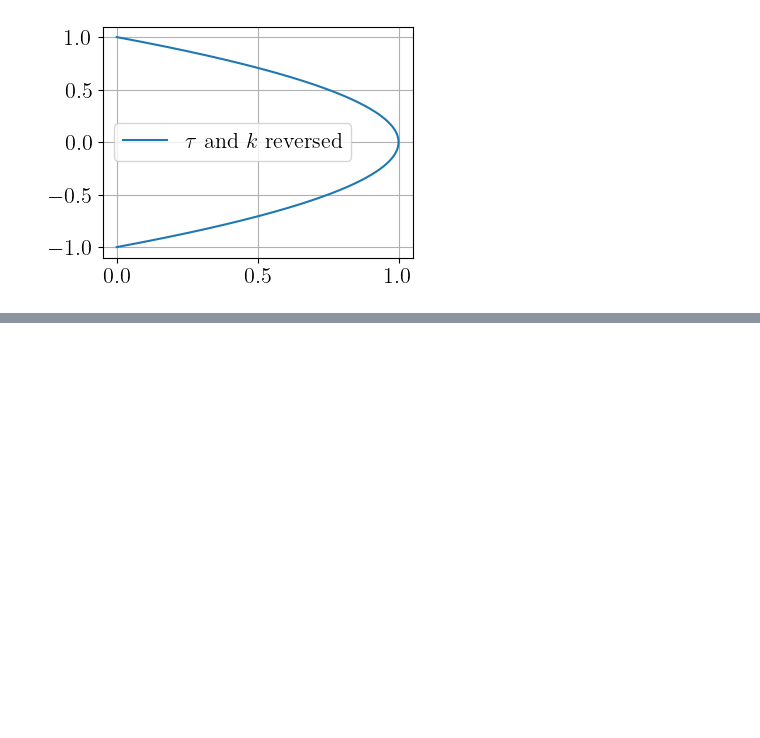
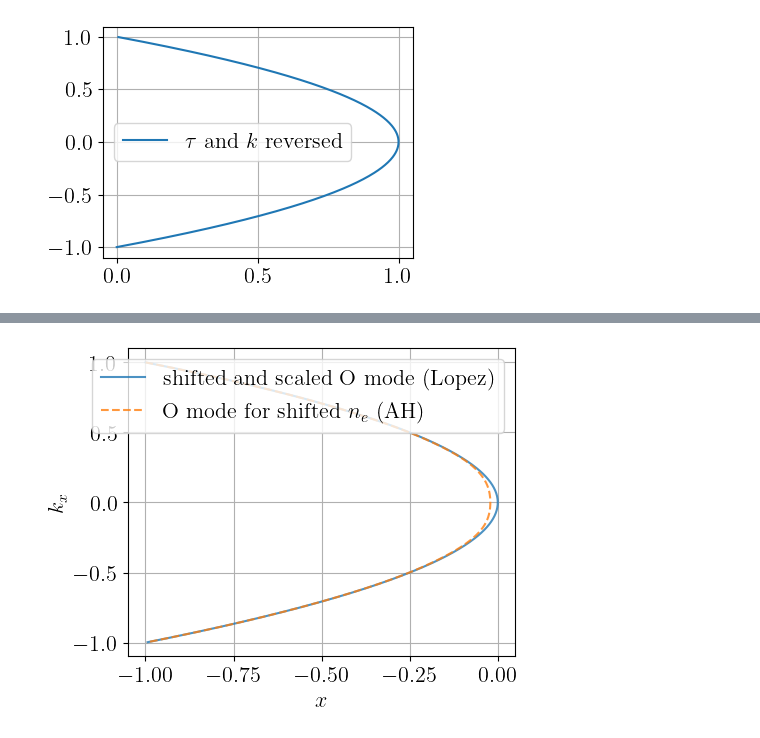
Before and after one commit to runehoejlund/plasma-ray-tracer, a Jupyter notebook: MGO/mgo_tracer.ipynb, the cells around one changed output, grey strips where cells are left out. Saved outputs shown, nothing was run; the diff lists cells and outputs as text; code cells hidden in the pictures; blank space fills up the shorter version.

```diff
--- a/MGO/mgo_tracer.ipynb
+++ b/MGO/mgo_tracer.ipynb
@@ -521,0 +582,31 @@ plt.show()
+# %%
+@torch_func
+def D_O_Lopez(r: ('vector'), k: ('vector'), omega: ('scalar')):
+    x, y, z = r
+    return - x - inner_product(k, k)
+
+def trace_O_ray_Lopez(r0, k0, omega0, tmin, tmax, rtol=1e-3, r_min=np.array([-1, 0, 0]), r_max=np.array([1000,1000,1000])):
+    return trace_ray_tau(r0, k0, omega0, tmin, tmax, D=D_O_Lopez, rtol=rtol, r_min=r_min, r_max=r_max)
+# %%
+sol = trace_O_ray_Lopez(r0=np.array([-1.0, 0.0, 0.0]),
+                              k0=np.array([1.0, 0.0, 0.0]),
+                              omega0=1.0,
+                              tmin=0, tmax=5,
+                              r_min=np.array([-1, 0, 0]),
+                              rtol=1e-3)
+
+x, y, z, kx, ky, kz = sol.y
+r = np.array([x, y, z])
+k = np.array([kx, ky, kz])
+Lopez_O_result = {'sol': sol, 't': sol.t, 'r': r, 'k': k}
+# %%
+plt.figure(figsize=(5,4))
+plt.plot(Lopez_O_result['r'][0], Lopez_O_result['k'][0], '-', label='shifted and scaled O mode (Lopez)', alpha=0.8)
+plt.plot(shifted_AH_O_result['r'][0], shifted_AH_O_result['k'][0], '--', label=r'O mode for shifted $n_e$ (AH)', alpha=0.8)
+plt.xlabel(r'$x$')
+plt.ylabel(r'$k_x$')
+plt.legend()
+plt.grid()
+plt.show()
+# %% [output]
+[figure, added]
```
Also changed, not shown: parts of 17 cells of this notebook.
